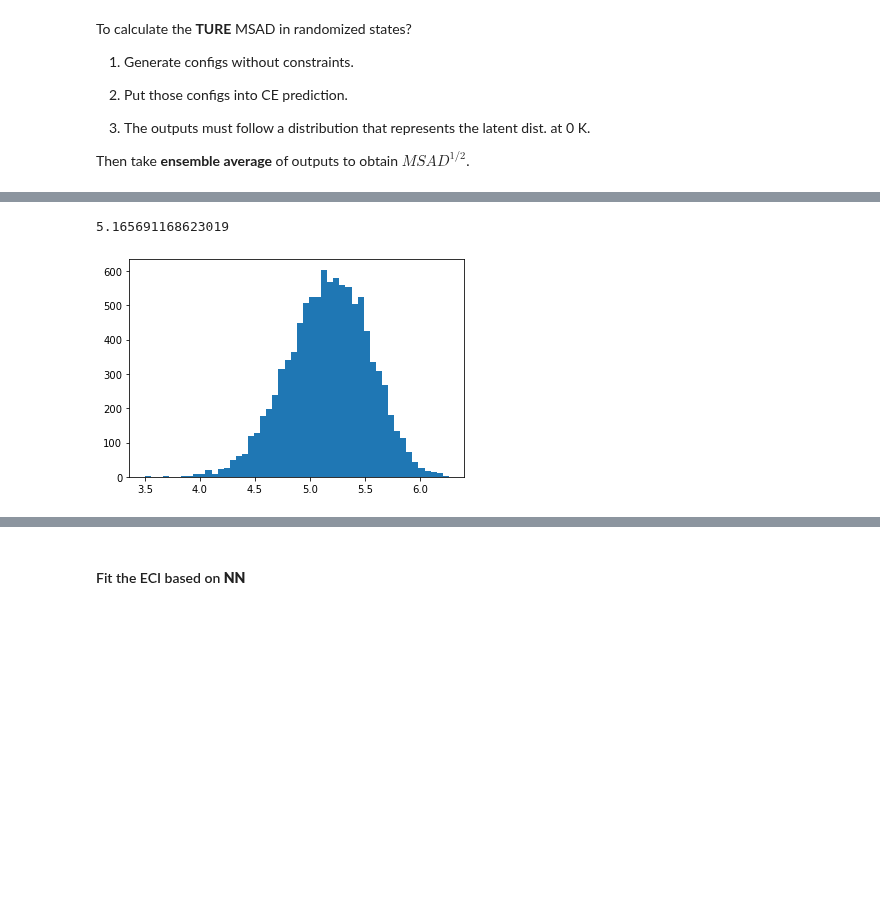
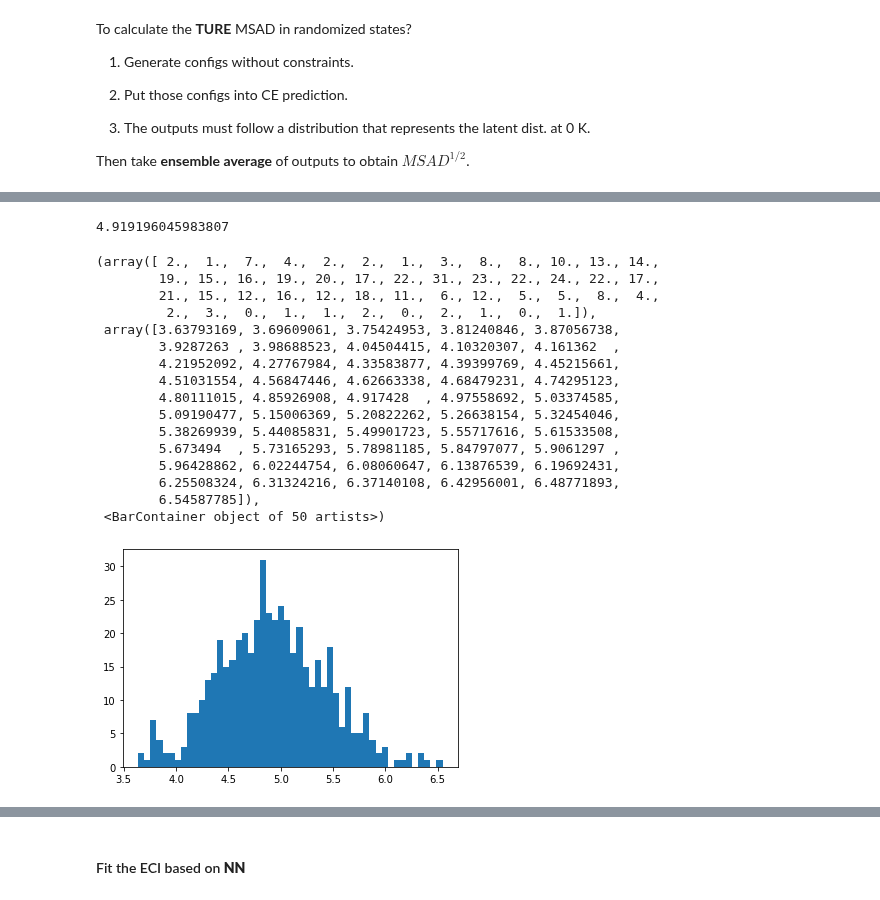
Before and after one commit to wzetto/MATools, a Jupyter notebook: CE_MC/cluster_ce_msad.ipynb, the cells around one changed output, grey strips where cells are left out. Drawn from its saved outputs; the diff is of its cells as text; code cells hidden in the pictures; blank space fills up the shorter version.

```diff
--- a/CE_MC/cluster_ce_msad.ipynb
+++ b/CE_MC/cluster_ce_msad.ipynb
@@ -1168,0 +1244,3 @@ for i in range(trial_step):
+# %%
+best_embed_ = best_embed.copy()
+np.unique(best_embed_, axis=0)
@@ -1391,15 +1462,52 @@ del msad_list
-# %%
-ele_list_predict, weight_list = [], []
-for i in range(10000):
-    ele_list = ele_list_gen(0.45, 0.05, 0.25, 0.25, 32)
-    ele_list_predict.append(ele_list.tolist())
-    weight_list.append(ce_.cluster_extra(np.tile(ele_list, 27)))
-
-msad_list = gpr.predict(weight_list)
-print(np.mean(msad_list))
-plt.hist(msad_list, bins=50)
-
-del msad_list
-# %% [output]
-5.165691168623019
-[figure, removed]
+# %%
+ele_list_predict, weight_list_predict = [], []
+
+ce_ = CE(ind_1nn, ind_2nn, ind_3nn, ind_4nn, ind_5nn, ind_6nn,
+        ind_qua1nn, ind_qua1nn2nn, ind_qua111122,
+
+        ind_trip111, ind_trip112, ind_trip113, ind_trip114,
+        ind_trip123, ind_trip125, ind_trip133, ind_trip134,
+        ind_trip135, ind_trip145, ind_trip155, ind_trip224,
+        ind_trip233, ind_trip255, ind_trip334, ind_trip335,
+        ind_trip345, ind_trip444, ind_trip455,
+
+        ind_1nn_pbc, ind_2nn_pbc, ind_3nn_pbc, ind_4nn_pbc,
+        ind_5nn_pbc, ind_6nn_pbc,
+        ind_qua1nn_pbc, ind_qua1nn2nn_pbc, ind_qua111122_pbc,
+
+        ind_trip111_pbc, ind_trip112_pbc, ind_trip113_pbc, ind_trip114_pbc,
+        ind_trip123_pbc, ind_trip125_pbc, ind_trip133_pbc, ind_trip134_pbc,
+        ind_trip135_pbc, ind_trip145_pbc, ind_trip155_pbc, ind_trip224_pbc,
+        ind_trip233_pbc, ind_trip255_pbc, ind_trip334_pbc, ind_trip335_pbc,
+        ind_trip345_pbc, ind_trip444_pbc, ind_trip455_pbc,
+
+        ind_raw,)
+
+for i in range(500):
+    ele_list = ele_list_gen(0.35, 0.15, 0.1, 0.4, 32)
+    ele_list_predict.append(ele_list.tolist())
+    weight_list_predict.append((ce_.cluster_extra(
+        np.tile(ele_list, 27), best_embed_dict)))
+
+msad_list_predict = clf_ga.predict(scaler.transform(np.array(weight_list_predict)))
+print(np.mean(msad_list_predict))
+plt.hist(msad_list_predict, bins=50)
+# %% [output]
+4.919196045983807
+(array([ 2.,  1.,  7.,  4.,  2.,  2.,  1.,  3.,  8.,  8., 10., 13., 14.,
+        19., 15., 16., 19., 20., 17., 22., 31., 23., 22., 24., 22., 17.,
+        21., 15., 12., 16., 12., 18., 11.,  6., 12.,  5.,  5.,  8.,  4.,
+         2.,  3.,  0.,  1.,  1.,  2.,  0.,  2.,  1.,  0.,  1.]),
+ array([3.63793169, 3.69609061, 3.75424953, 3.81240846, 3.87056738,
+        3.9287263 , 3.98688523, 4.04504415, 4.10320307, 4.161362  ,
+        4.21952092, 4.27767984, 4.33583877, 4.39399769, 4.45215661,
+        4.51031554, 4.56847446, 4.62663338, 4.68479231, 4.74295123,
+        4.80111015, 4.85926908, 4.917428  , 4.97558692, 5.03374585,
+        5.09190477, 5.15006369, 5.20822262, 5.26638154, 5.32454046,
+        5.38269939, 5.44085831, 5.49901723, 5.55717616, 5.61533508,
+        5.673494  , 5.73165293, 5.78981185, 5.84797077, 5.9061297 ,
+        5.96428862, 6.02244754, 6.08060647, 6.13876539, 6.19692431,
+        6.25508324, 6.31324216, 6.37140108, 6.42956001, 6.48771893,
+        6.54587785]),
+ <BarContainer object of 50 artists>)
+[figure, added]
```
Also changed, not shown: parts of 18 cells of this notebook, 6 other files.
